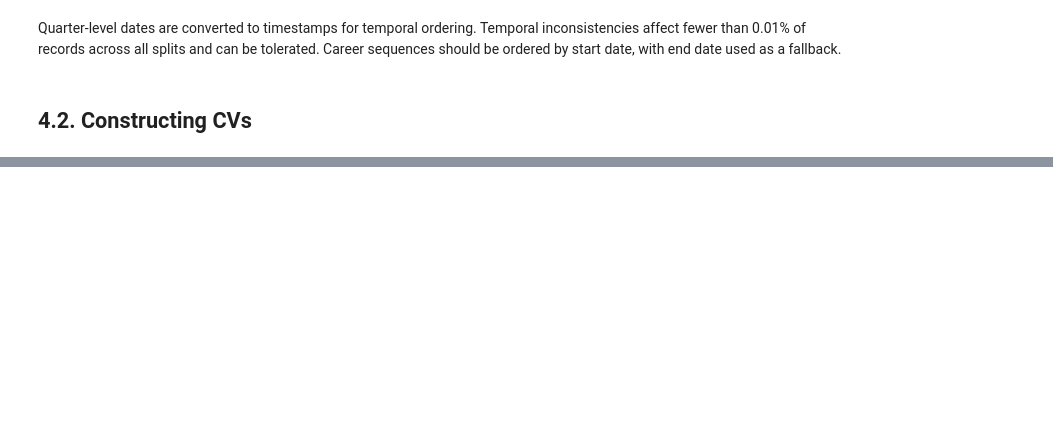
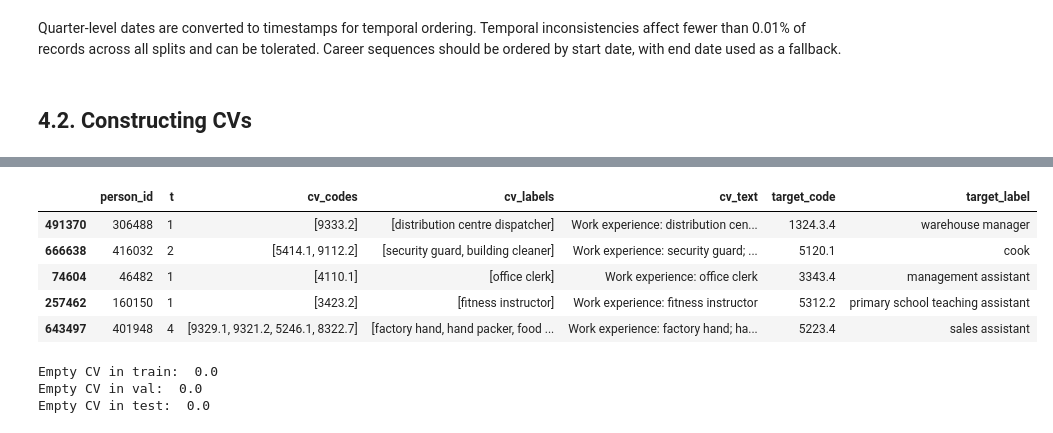
Before and after one commit to 20240693/Thesis-Career-Transitions, a Jupyter notebook: Notebooks/JobHop.ipynb, the cells around one changed output, grey strips where cells are left out. Saved outputs shown, nothing was run; the diff lists cells and outputs as text; code cells hidden in the pictures; blank space fills up the shorter version.

```diff
--- a/Notebooks/JobHop.ipynb
+++ b/Notebooks/JobHop.ipynb
@@ -469,0 +518,38 @@ train_timelines.sample(5)[['person_id', 'occupation_codes', 'occupation_labels']
+# %%
+def make_positive_pairs(timelines_df, max_history_roles=None):
+    """
+    timelines_df columns:
+      - person_id
+      - occupation_codes (list)
+      - occupation_labels (list)
+    """
+    rows = []
+
+    for _, r in timelines_df.iterrows():
+        pid = r["person_id"]
+        codes = r["occupation_codes"]
+        labels = r["occupation_labels"]
+
+        L = len(codes)
+        if L < 2:
+            continue  # should not happen after filtering
+
+        for t in range(1, L):
+            cv_codes = codes[:t]
+            cv_labels = labels[:t]
+
+            rows.append({
+                "person_id": pid,
+                "t": t,
+                "cv_codes": cv_codes,
+                "cv_labels": cv_labels,
+                "cv_text": history_to_cv_text(cv_labels, max_roles=max_history_roles),
+                "target_code": codes[t],
+                "target_label": labels[t],
+            })
+
+    return pd.DataFrame(rows)
+# %%
+train_pairs_pos = make_positive_pairs(train_timelines, max_history_roles=5)
+val_pairs_pos = make_positive_pairs(val_timelines, max_history_roles=5)
+test_pairs_pos = make_positive_pairs(test_timelines, max_history_roles=5)
@@ -469,0 +569,17 @@ train_timelines.sample(5)[['person_id', 'occupation_codes', 'occupation_labels']
+# %%
+train_pairs_pos.sample(5)
+# %% [output]
+|  | person_id | t | cv_codes | cv_labels | cv_text | target_code | target_label |
+| 491370 | 306488 | 1 | [9333.2] | [distribution centre dispatcher] | Work experience: distribution cen... | 1324.3.4 | warehouse manager |
+| 666638 | 416032 | 2 | [5414.1, 9112.2] | [security guard, building cleaner] | Work experience: security guard; ... | 5120.1 | cook |
+| 74604 | 46482 | 1 | [4110.1] | [office clerk] | Work experience: office clerk | 3343.4 | management assistant |
+| 257462 | 160150 | 1 | [3423.2] | [fitness instructor] | Work experience: fitness instructor | 5312.2 | primary school teaching assistant |
+| 643497 | 401948 | 4 | [9329.1, 9321.2, 5246.1, 8322.7] | [factory hand, hand packer, food ... | Work experience: factory hand; ha... | 5223.4 | sales assistant |
+# %%
+print("Empty CV in train: ", (train_pairs_pos["cv_text"].str.len() == 0).mean())
+print("Empty CV in val: ", (val_pairs_pos["cv_text"].str.len() == 0).mean())
+print("Empty CV in test: ", (test_pairs_pos["cv_text"].str.len() == 0).mean())
+# %% [output]
+Empty CV in train:  0.0
+Empty CV in val:  0.0
+Empty CV in test:  0.0
```
Also changed, not shown: parts of 46 cells of this notebook, 1 other file.
